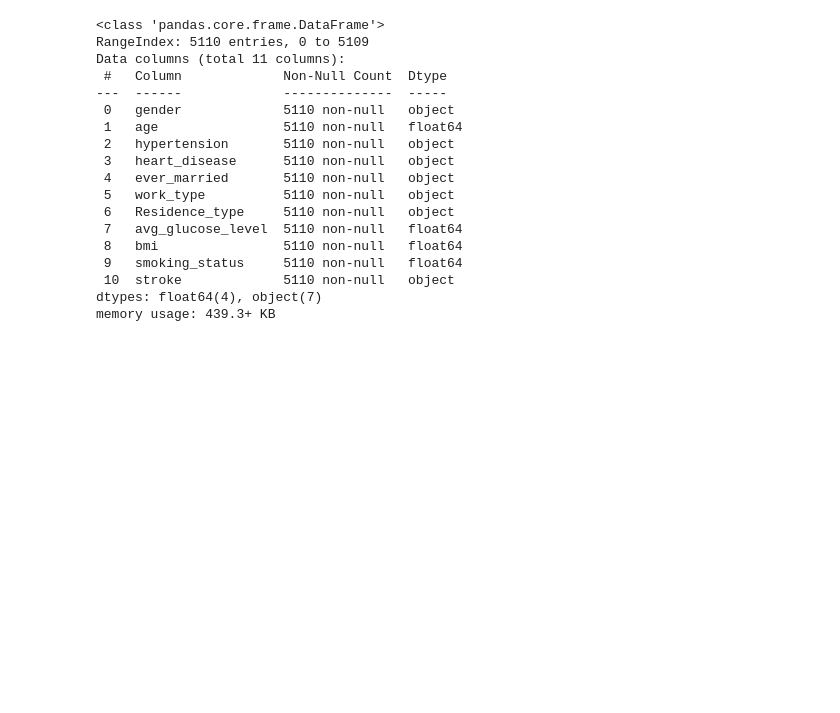
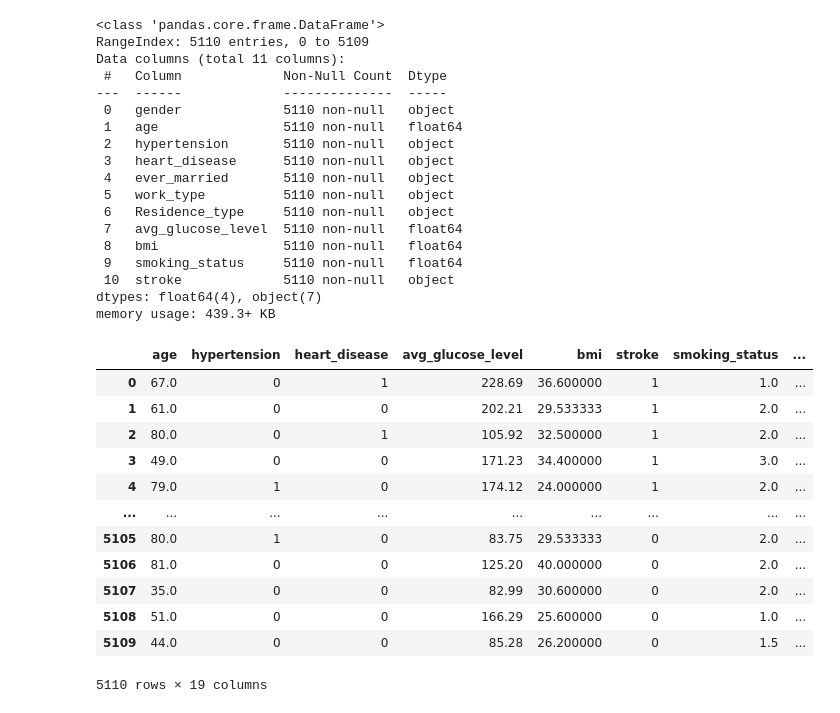
Before and after one commit to AM-mirzanejad/Stroke-Prediction, a Jupyter notebook: Stroke-Prediction.ipynb, the cells around one changed output. Cells and saved outputs as stored; diff of their text form; code cells hidden in the pictures; blank space fills up the shorter version.

```diff
--- a/Stroke-Prediction.ipynb
+++ b/Stroke-Prediction.ipynb
@@ -168,3 +168,22 @@ Data columns (total 11 columns):
  10  stroke             5110 non-null   object
 dtypes: float64(4), object(7)
 memory usage: 439.3+ KB
+# %%
+columns_to_encode = ['gender', 'ever_married', 'work_type', 'Residence_type', 'smoking_status']
+data = pd.concat([data.drop(columns=columns_to_encode), pd.get_dummies(data[columns_to_encode])], axis=1)
+# %%
+data
+# %% [output]
+|  | age | hypertension | heart_disease | avg_glucose_level | bmi | stroke | smoking_status | ... |
+| 0 | 67.0 | 0 | 1 | 228.69 | 36.600000 | 1 | 1.0 | ... |
+| 1 | 61.0 | 0 | 0 | 202.21 | 29.533333 | 1 | 2.0 | ... |
+| 2 | 80.0 | 0 | 1 | 105.92 | 32.500000 | 1 | 2.0 | ... |
+| 3 | 49.0 | 0 | 0 | 171.23 | 34.400000 | 1 | 3.0 | ... |
+| 4 | 79.0 | 1 | 0 | 174.12 | 24.000000 | 1 | 2.0 | ... |
+| ... | ... | ... | ... | ... | ... | ... | ... | ... |
+| 5105 | 80.0 | 1 | 0 | 83.75 | 29.533333 | 0 | 2.0 | ... |
+| 5106 | 81.0 | 0 | 0 | 125.20 | 40.000000 | 0 | 2.0 | ... |
+| 5107 | 35.0 | 0 | 0 | 82.99 | 30.600000 | 0 | 2.0 | ... |
+| 5108 | 51.0 | 0 | 0 | 166.29 | 25.600000 | 0 | 1.0 | ... |
+| 5109 | 44.0 | 0 | 0 | 85.28 | 26.200000 | 0 | 1.5 | ... |
+5110 rows × 19 columns
```
Also changed, not shown: parts of 3 cells of this notebook.
